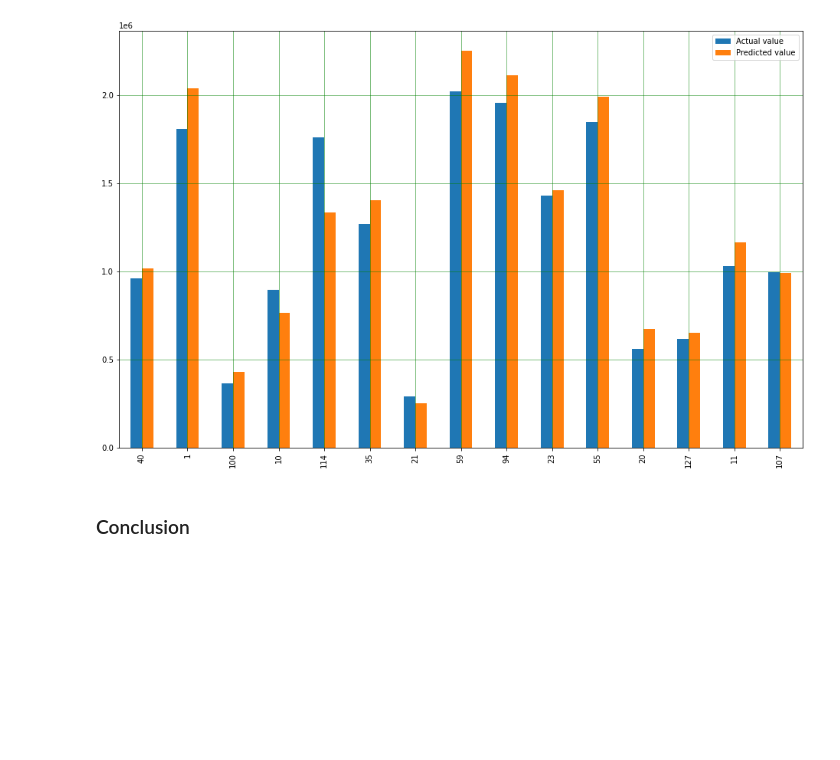
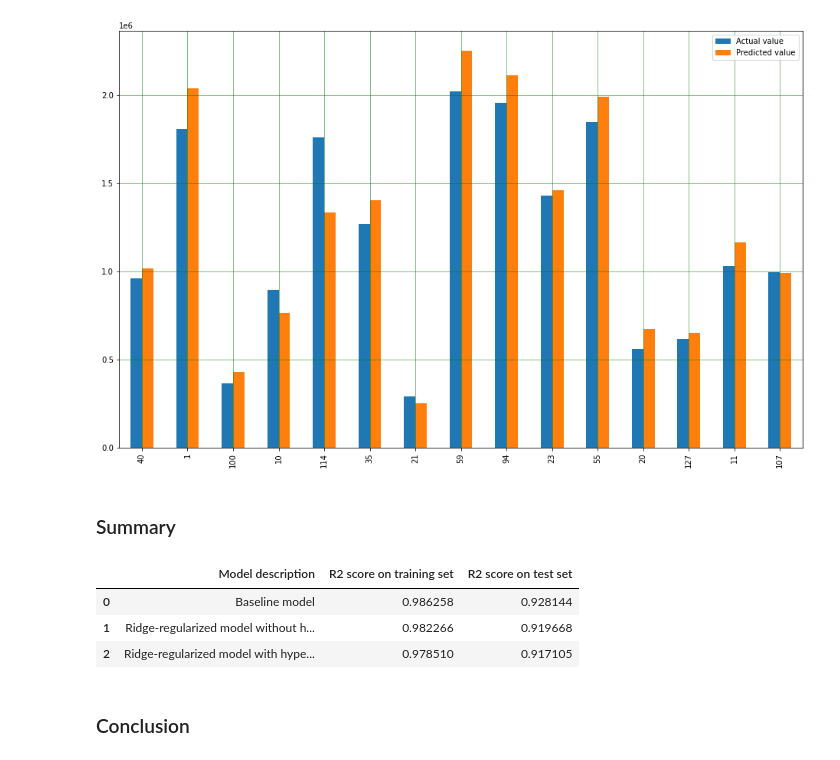
Before and after one commit to Data5ci3nc3/Walmart_sales, a Jupyter notebook: 01-Walmart_completed.ipynb, the cells around one changed output. Cells and saved outputs as stored; diff of their text form; code cells hidden in the pictures; blank space fills up the shorter version.

```diff
--- a/01-Walmart_completed.ipynb
+++ b/01-Walmart_completed.ipynb
@@ -1222,6 +1206,21 @@ plt.grid(which = "minor", linestyle = ":", linewidth = "0.5", color = "black")
 plt.show()
 # %% [output]
 [figure]
+# %% [markdown]
+### Summary
+# %%
+summary = [["Baseline model", 0.9862582691247349, 0.9281436573874544],
+           ["Ridge-regularized model without hyper parameter optimization", 0.982265802290854, 0.9196675579950595],
+           ["Ridge-regularized model with hyper parameter optimization", 0.9785098650604044, 0.9171045610028444]]
+
+summary = pd.DataFrame(summary, index=[0, 1, 2], columns=["Model description", "R2 score on training set", "R2 score on test set"])
+# %%
+summary
+# %% [output]
+|  | Model description | R2 score on training set | R2 score on test set |
+| 0 | Baseline model | 0.986258 | 0.928144 |
+| 1 | Ridge-regularized model without h... | 0.982266 | 0.919668 |
+| 2 | Ridge-regularized model with hype... | 0.978510 | 0.917105 |
 # %% [markdown]
 ### Conclusion
 # %% [markdown]
```
Also changed, not shown: parts of 3 cells of this notebook.
